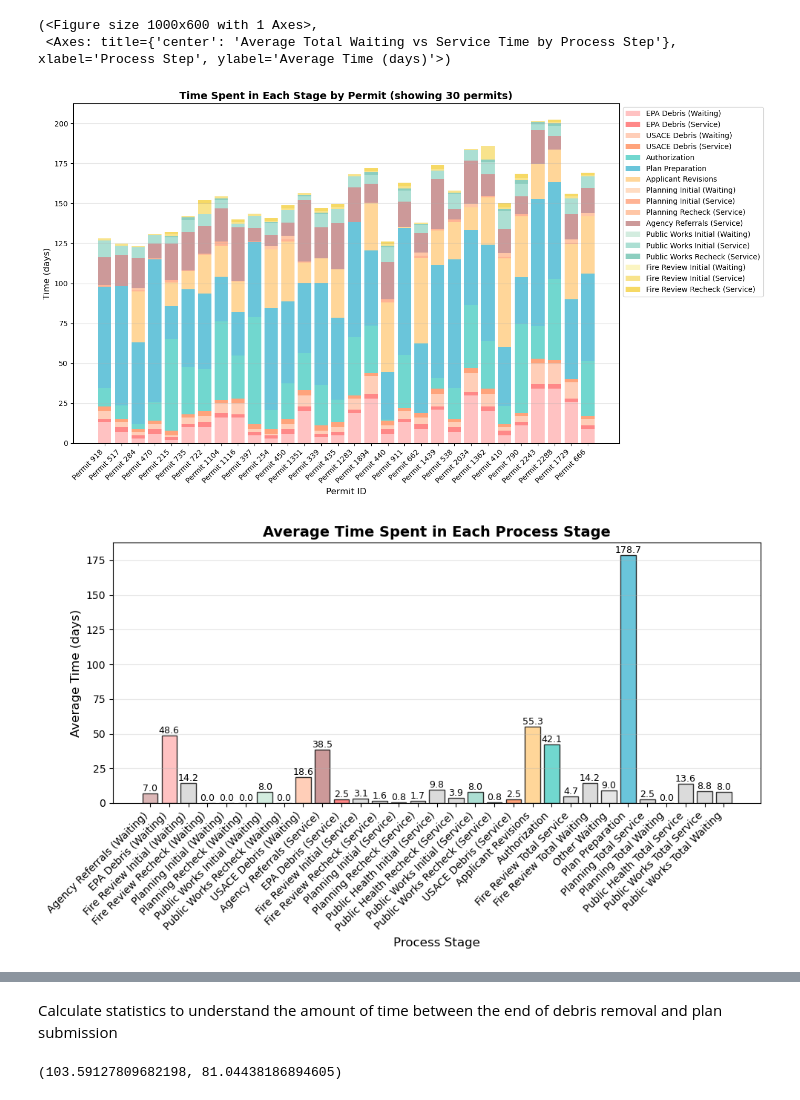
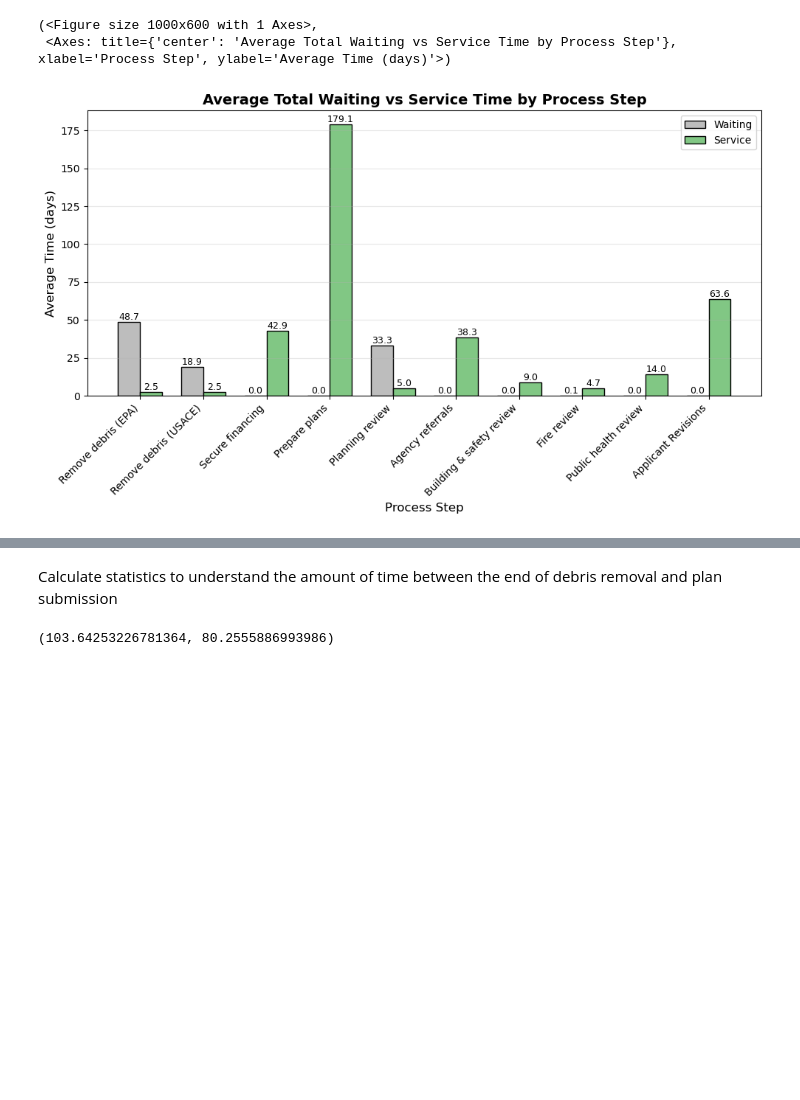
Before and after one commit to MIT-HSCL/permitting-model, a Jupyter notebook: run_simulation.ipynb, the cells around one changed output, grey strips where cells are left out. Saved outputs shown, nothing was run; the diff lists cells and outputs as text; code cells hidden in the pictures; blank space fills up the shorter version.

Commit message:
made it possible to run the simulation many times and observe the aggregate behavior

```diff
--- a/run_simulation.ipynb
+++ b/run_simulation.ipynb
@@ -121,25 +140,22 @@ if fig:
 # %%
 # Visualize the time each permit spends in each stage
-from visualize_permits import plot_average_waiting_and_service_by_step, visualize_all, plot_stacked_bar_chart, plot_average_time_by_stage, plot_average_waiting_and_service_by_step
+from visualize_permits import plot_average_waiting_and_service_by_step
 
 
-# Or create individual visualizations:
-plot_stacked_bar_chart(sim.completed_permits, max_permits=30)  # Stacked bar chart
-plot_average_time_by_stage(sim.completed_permits)
+# Visualize aggregate time spent in each process stage across all runs
 label_map = {
     "EPA Debris": "Remove debris (EPA)",
     "USACE Debris": "Remove debris (USACE)",
     "Authorization": "Secure financing",
     "Plan Preparation": "Prepare plans",
     "Planning": "Planning review",
     "Agency Referrals": "Agency referrals",
     "Public Works": "Building & safety review",
     "Fire Review": "Fire review",
     "Public Health": "Public health review",
 }
-plot_average_waiting_and_service_by_step(sim.completed_permits, label_map=label_map)
+plot_average_waiting_and_service_by_step(all_permits, label_map=label_map)
 # %% [output]
 (<Figure size 1000x600 with 1 Axes>,
  <Axes: title={'center': 'Average Total Waiting vs Service Time by Process Step'}, xlabel='Process Step', ylabel='Average Time (days)'>)
-[figure, old version]
+[figure, new version]
-[figure, removed]
@@ -151,10 +166,10 @@ import statistics
 
 deltas = [
     p.plan_prep_end - p.debris_removal_end
-    for p in sim.completed_permits
+    for p in all_permits
     if p.plan_prep_end is not None and p.debris_removal_end is not None
 ]
 
 statistics.mean(deltas), statistics.median(deltas)
 # %% [output]
-(103.59127809682198, 81.04438186894605)
+(103.64253226781364, 80.2555886993986)
```
Also changed, not shown: parts of 7 cells of this notebook, 2 other files.
